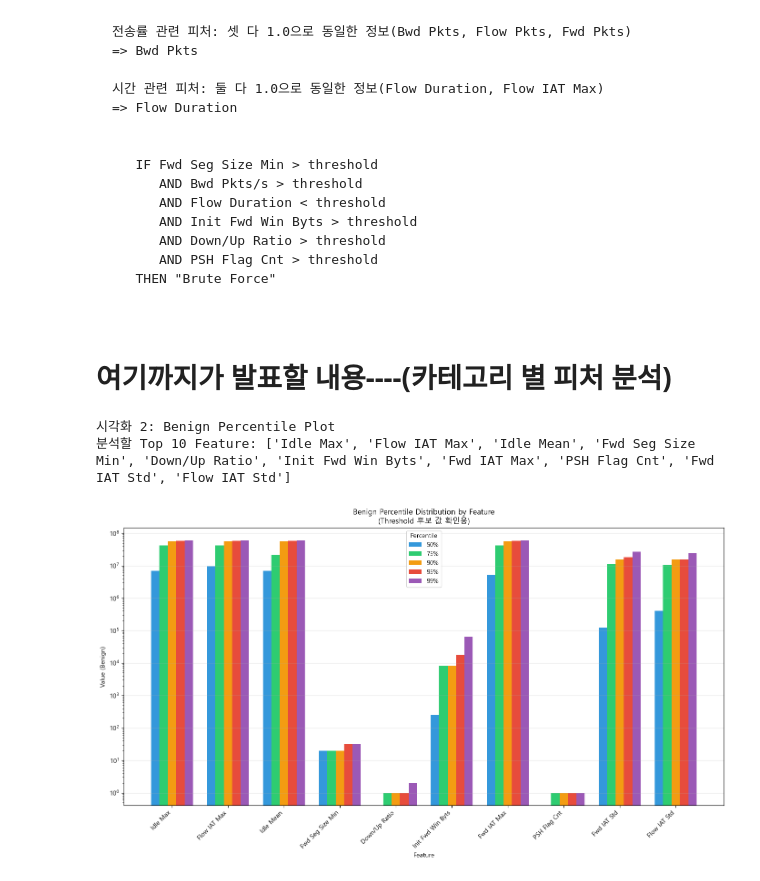
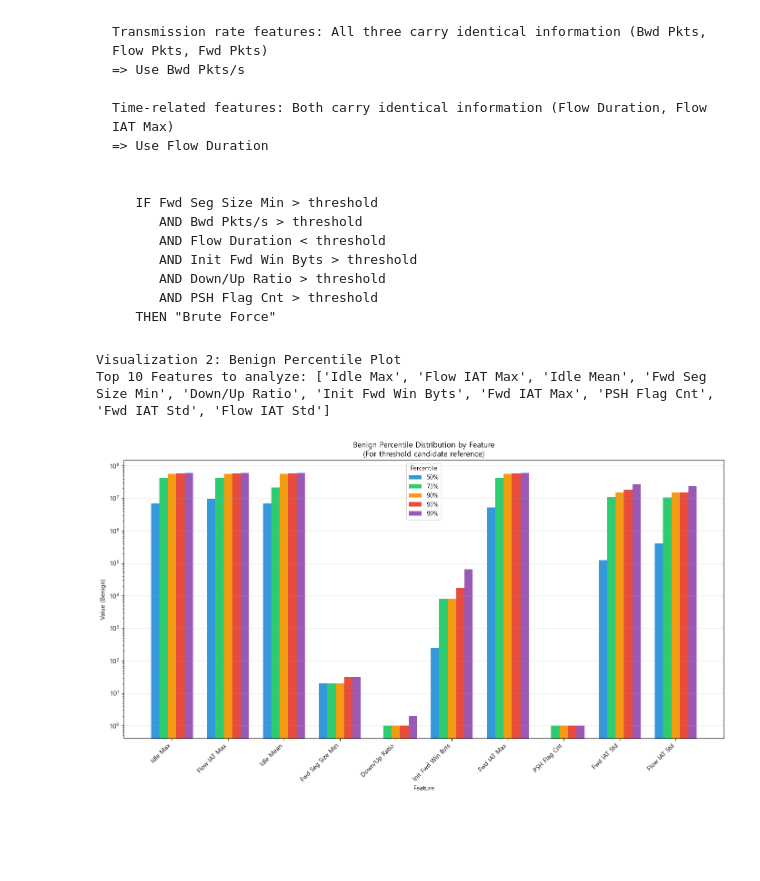
Before and after one commit to eunhui33/Network-Forensic-Tool--Rule-based-Detection, a Jupyter notebook: src/06_train_category.ipynb, the cells around one changed output. Drawn from its saved outputs; the diff is of its cells as text; code cells hidden in the pictures; blank space fills up the shorter version.

````diff
--- a/src/06_train_category.ipynb
+++ b/src/06_train_category.ipynb
@@ -7,10 +9,6 @@ import seaborn as sns
 # %%
-# Set Korean font
-plt.rcParams['font.family'] = 'Malgun Gothic'
-plt.rcParams['axes.unicode_minus'] = False
-
 # Load data
-df = pd.read_csv(r'C:\Users\3eunh\OneDrive\Desktop\NS\code\data\05_train_with_category.csv')
+df = pd.read_csv(r'../data/05_train_with_category.csv')
 
 print("Feature Analysis by Category (Welch's t-test + Visualization)")
 
@@ -534,11 +482,11 @@ Part 1: Brute Force 주요 Feature 상관관계
   Flow Duration ↔ Flow IAT Max: 1.000
 # %% [markdown]
 ```text
-전송률 관련 피처: 셋 다 1.0으로 동일한 정보(Bwd Pkts, Flow Pkts, Fwd Pkts)
-=> Bwd Pkts
+Transmission rate features: All three carry identical information (Bwd Pkts, Flow Pkts, Fwd Pkts)
+=> Use Bwd Pkts/s
 
-시간 관련 피처: 둘 다 1.0으로 동일한 정보(Flow Duration, Flow IAT Max)
-=> Flow Duration
+Time-related features: Both carry identical information (Flow Duration, Flow IAT Max)
+=> Use Flow Duration
 
 
    IF Fwd Seg Size Min > threshold
@@ -548,28 +496,25 @@ Part 1: Brute Force 주요 Feature 상관관계
       AND Down/Up Ratio > threshold
       AND PSH Flag Cnt > threshold
    THEN "Brute Force"
-
 ```
-# %% [markdown]
-# 여기까지가 발표할 내용----(카테고리 별 피처 분석)
 # %%
-# 시각화 2: Benign Percentile Plot (Top 10 Feature)
-print("시각화 2: Benign Percentile Plot")
+# Visualization 2: Benign Percentile Plot (Top 10 Features)
+print("Visualization 2: Benign Percentile Plot")
 
-# 모든 카테고리에서 공통적으로 중요한 Top 10 Feature 선택
+# Select Top 10 features commonly important across all categories
 all_top_features = []
 for category in attack_categories:
     top_feats = all_significant[category].head(10)['feature'].tolist()
     all_top_features.extend(top_feats)
 
-# 가장 많이 등장한 Feature 선택
+# Select features that appear most frequently
 from collections import Counter
 feature_counts = Counter(all_top_features)
 top_10_features = [feat for feat, count in feature_counts.most_common(10)]
 
-print(f"분석할 Top 10 Feature: {top_10_features}")
+print(f"Top 10 Features to analyze: {top_10_features}")
 
-# Percentile 계산
+# Calculate percentiles
 percentiles = [50, 75, 90, 95, 99]
 percentile_data = []
 
@@ -577,37 +522,37 @@ for feat in top_10_features:
     feat_data = benign[feat].dropna()
     for p in percentiles:
         percentile_data.append({
             'feature': feat,
             'percentile': p,
             'value': np.percentile(feat_data, p)
         })
 
 percentile_df = pd.DataFrame(percentile_data)
 
-# 시각화
+# Visualization
 fig, ax = plt.subplots(figsize=(14, 8))
 
 x = np.arange(len(top_10_features))
 width = 0.15
 colors_p = ['#3498db', '#2ecc71', '#f39c12', '#e74c3c', '#9b59b6']
 
 for i, p in enumerate(percentiles):
     values = percentile_df[percentile_df['percentile'] == p]['value'].values
     bars = ax.bar(x + i*width, values, width, label=f'{p}%', color=colors_p[i])
 
 ax.set_xlabel('Feature')
 ax.set_ylabel('Value (Benign)')
-ax.set_title('Benign Percentile Distribution by Feature\n(Threshold 후보 값 확인용)')
+ax.set_title('Benign Percentile Distribution by Feature\n(For threshold candidate reference)')
 ax.set_xticks(x + width * 2)
 ax.set_xticklabels(top_10_features, rotation=45, ha='right')
 ax.legend(title='Percentile')
-ax.set_yscale('log')  # 값 범위가 크면 log scale
+ax.set_yscale('log')  # Log scale for large value ranges
 ax.grid(True, alpha=0.3, axis='y')
 
 plt.tight_layout()
 plt.show()
 # %% [output]
-시각화 2: Benign Percentile Plot
-분석할 Top 10 Feature: ['Idle Max', 'Flow IAT Max', 'Idle Mean', 'Fwd Seg Size Min', 'Down/Up Ratio', 'Init Fwd Win Byts', 'Fwd IAT Max', 'PSH Flag Cnt', 'Fwd IAT Std', 'Flow IAT Std']
+Visualization 2: Benign Percentile Plot
+Top 10 Features to analyze: ['Idle Max', 'Flow IAT Max', 'Idle Mean', 'Fwd Seg Size Min', 'Down/Up Ratio', 'Init Fwd Win Byts', 'Fwd IAT Max', 'PSH Flag Cnt', 'Fwd IAT Std', 'Flow IAT Std']
-[figure, old version]
+[figure, new version]
 # %%
````
Also changed, not shown: parts of 15 cells of this notebook.
